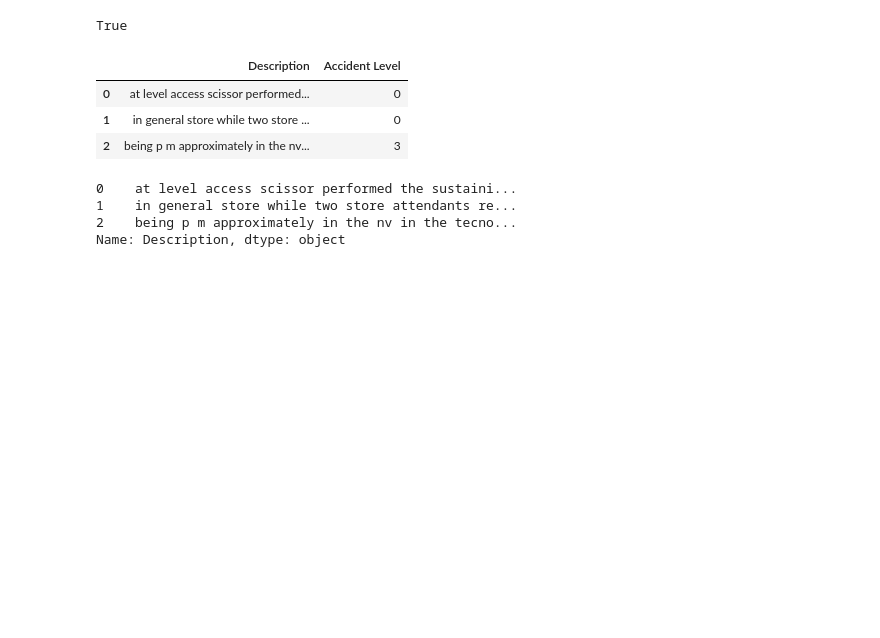
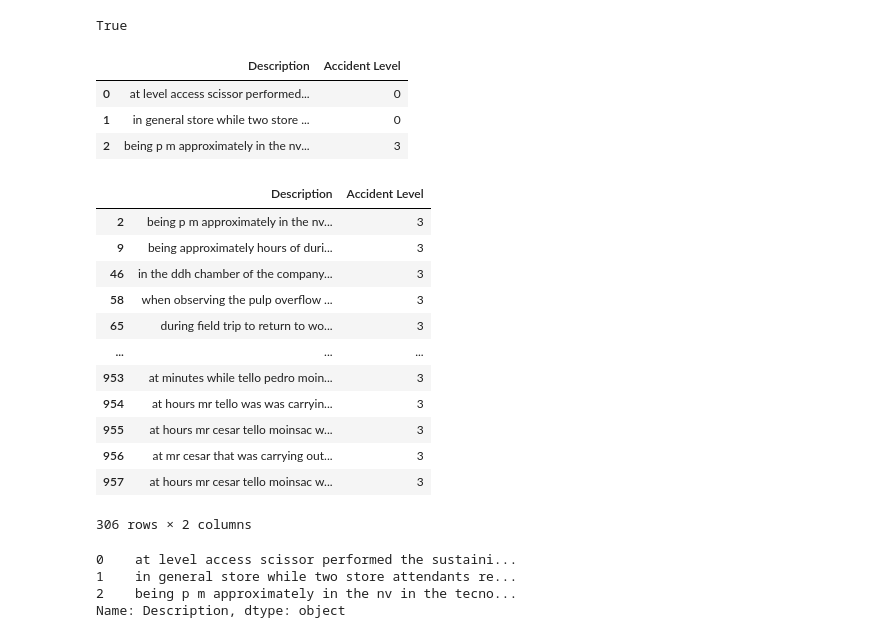
Before and after one commit to siiddd/Risk-Analysis-Chatbot, a Jupyter notebook: Final_ML.ipynb, the cells around one changed output. Drawn from its saved outputs; the diff is of its cells as text; code cells hidden in the pictures; blank space fills up the shorter version.

```diff
--- a/Final_ML.ipynb
+++ b/Final_ML.ipynb
@@ -41,6 +41,22 @@ dataset.head(3)
 | 0 | at level access scissor performed... | 0 |
 | 1 | in general store while two store ... | 0 |
 | 2 | being p m approximately in the nv... | 3 |
+# %%
+dataset[dataset.iloc[:, -1]==3]
+# %% [output]
+|  | Description | Accident Level |
+| 2 | being p m approximately in the nv... | 3 |
+| 9 | being approximately hours of duri... | 3 |
+| 46 | in the ddh chamber of the company... | 3 |
+| 58 | when observing the pulp overflow ... | 3 |
+| 65 | during field trip to return to wo... | 3 |
+| ... | ... | ... |
+| 953 | at minutes while tello pedro moin... | 3 |
+| 954 | at hours mr tello was was carryin... | 3 |
+| 955 | at hours mr cesar tello moinsac w... | 3 |
+| 956 | at mr cesar that was carrying out... | 3 |
+| 957 | at hours mr cesar tello moinsac w... | 3 |
+306 rows × 2 columns
 # %%
 description = dataset.iloc[:, -2]
 description.head(3)
```
Also changed, not shown: parts of 10 cells of this notebook.
